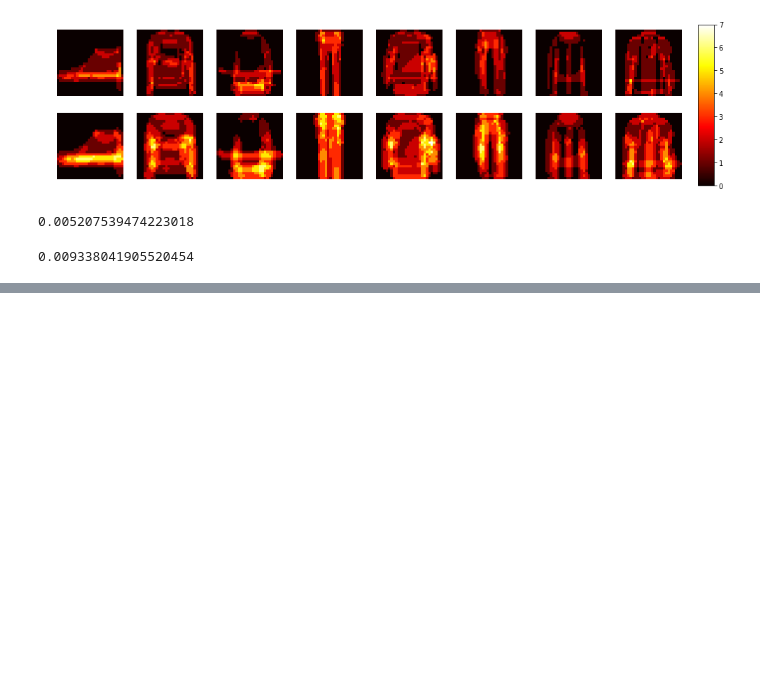
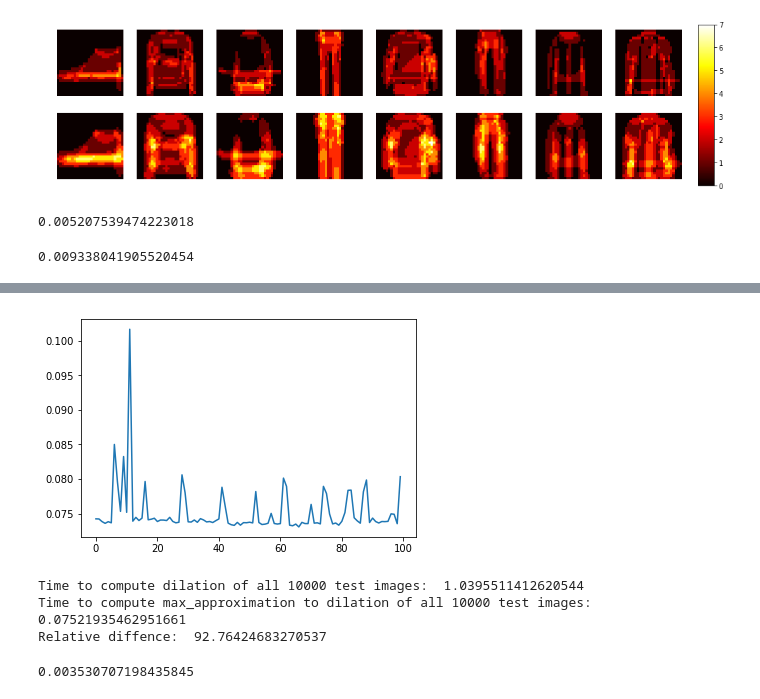
Before and after one commit to PonchonB/Mathematical_Morphologies_And_Deep_Learning, a Jupyter notebook: Notebooks/18_08_23_NMF_with_sparsity_constraints_Hoyer.ipynb, the cells around one changed output, grey strips where cells are left out. Drawn from its saved outputs; the diff is of its cells as text; code cells hidden in the pictures; blank space fills up the shorter version.

```diff
--- a/Notebooks/18_08_23_NMF_with_sparsity_constraints_Hoyer.ipynb
+++ b/Notebooks/18_08_23_NMF_with_sparsity_constraints_Hoyer.ipynb
@@ -194,0 +218,19 @@ atoms_analysis.mean_gray_scale_jaccard_index_of_atoms_weighted_by_images_code(at
+# %%
+mean_max_approx_times = np.mean(max_approximation_times)
+plt.plot(np.arange(100), max_approximation_times)
+plt.show()
+# %% [output]
+[figure, added]
+# %%
+print("Time to compute dilation of all 10000 test images: ", mean_dilation_times)
+print("Time to compute max_approximation to dilation of all 10000 test images: ", mean_max_approx_times)
+print("Relative diffence: ", 100*(mean_dilation_times-mean_max_approx_times)/mean_dilation_times)
+# %% [output]
+Time to compute dilation of all 10000 test images:  1.0395511412620544
+Time to compute max_approximation to dilation of all 10000 test images:  0.07521935462951661
+Relative diffence:  92.76424683270537
+# %%
+np.std(dilation_times)
+np.std(max_approximation_times)
+# %% [output]
+0.003530707198435845
```
Also changed, not shown: parts of 4 cells of this notebook, 3 other files.
